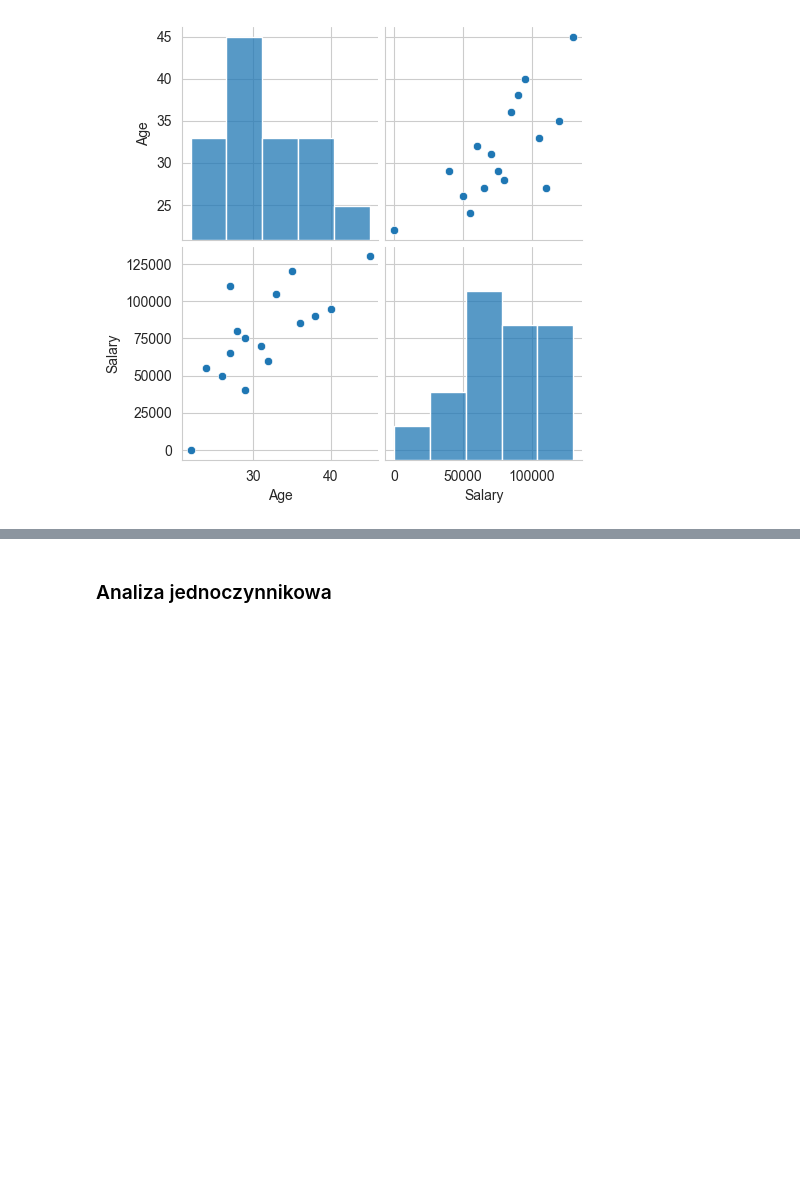
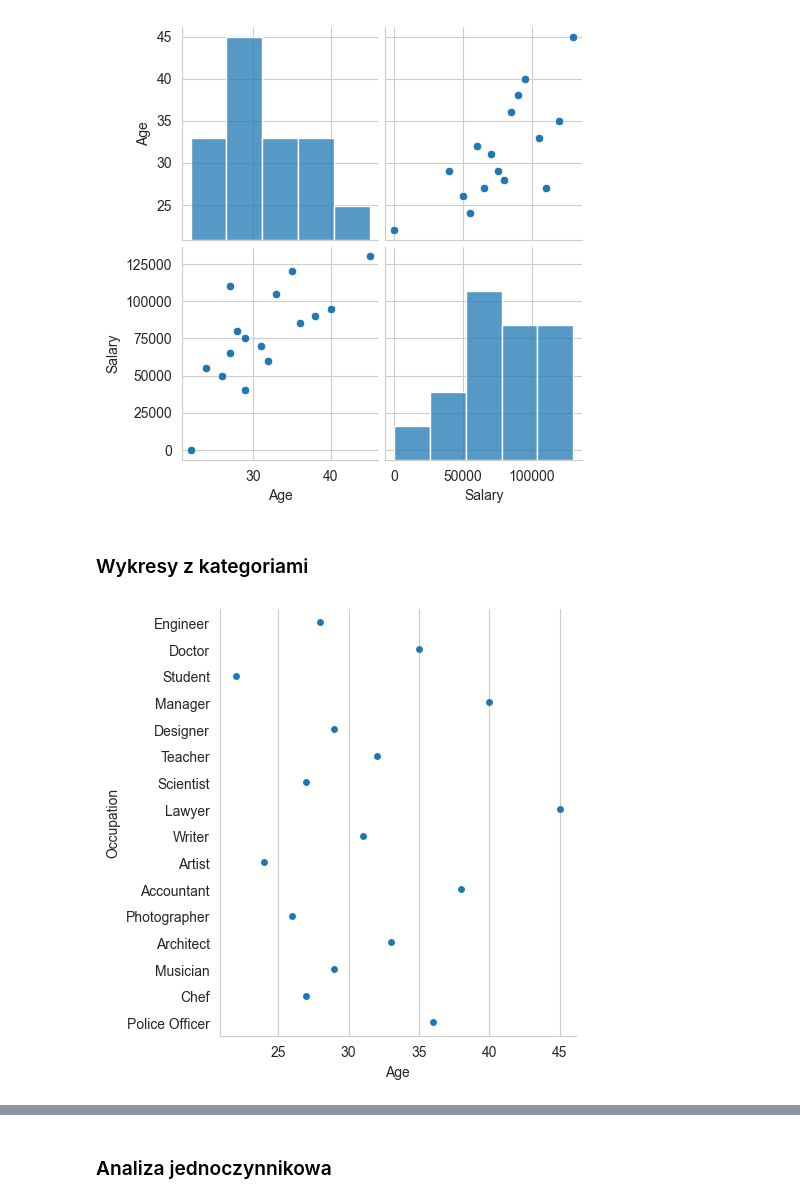
Before and after one commit to PawelWil/PARTII_PawelWiltos_Python_Pandas_Seaborn, a Jupyter notebook: Kod/04_seaborn_WYKRESY_ZŁOŻONE_To_Jest_Czesc_Pythona/05_praca_z_danymi.ipynb, the cells around one changed output, grey strips where cells are left out. Drawn from its saved outputs; the diff is of its cells as text; code cells hidden in the pictures; blank space fills up the shorter version.

```diff
--- a/Kod/04_seaborn_WYKRESY_ZŁOŻONE_To_Jest_Czesc_Pythona/05_praca_z_danymi.ipynb
+++ b/Kod/04_seaborn_WYKRESY_ZŁOŻONE_To_Jest_Czesc_Pythona/05_praca_z_danymi.ipynb
@@ -72,3 +72,9 @@ _ = sns.jointplot(df_people, x='Age', y='Salary')
 _ = sns.pairplot(df_people) # Robię to za pomocą komendy ' pairplot' i tu daje cały zbiór, który został nazwany jako tips
 # %% [output]
 [figure]
+# %% [markdown]
+### Wykresy z kategoriami
+# %%
+_ = sns.catplot(df_people, x='Age', y='Occupation') # jako kategorie obierzemy sobie wiek, i w zależności od wieku będziemy chcieli zobaczyć, jakie zawody są do nich przyporządkowane
+# %% [output]
+[figure, added]
```
Also changed, not shown: parts of 1 cell of this notebook.
